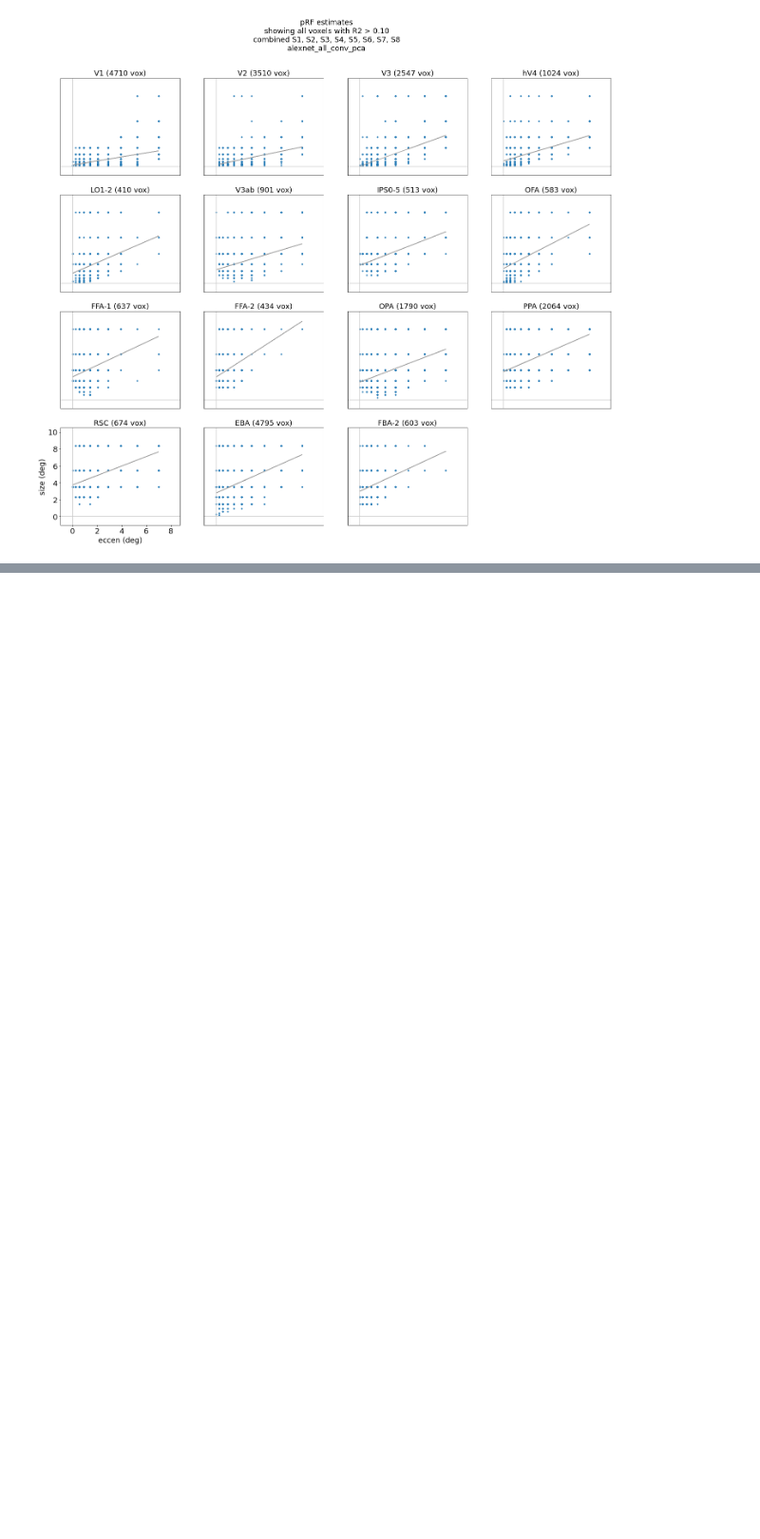
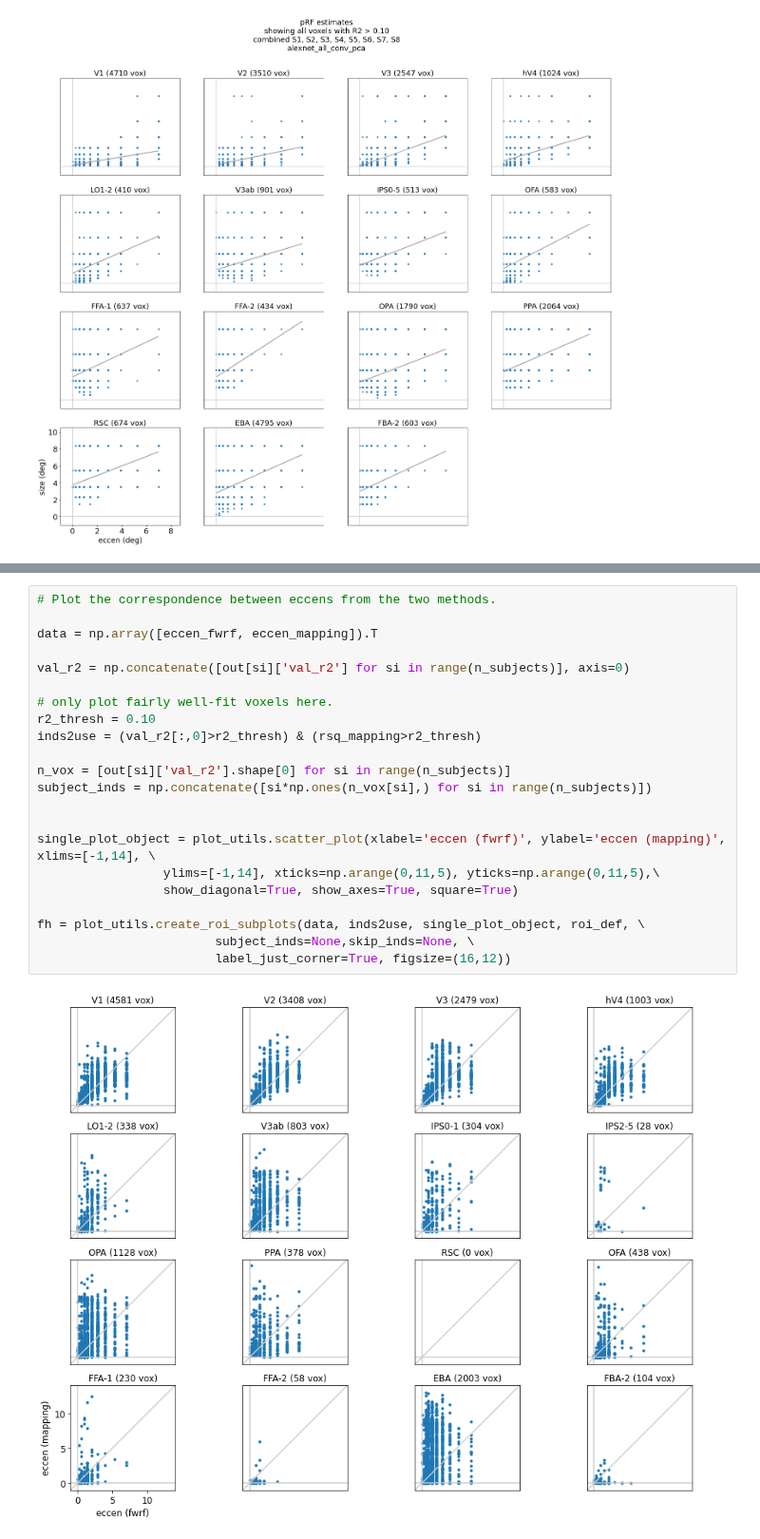
Before and after one commit to mmhenderson/modfit, a Jupyter notebook: notebooks/plot_encoding_model_fits/plot_prf_params.ipynb, the cells around one changed output, grey strips where cells are left out. Shown at 95% size. Drawn from its saved outputs; the diff is of its cells as text; blank space fills up the shorter version.

```diff
--- a/notebooks/plot_encoding_model_fits/plot_prf_params.ipynb
+++ b/notebooks/plot_encoding_model_fits/plot_prf_params.ipynb
@@ -43,0 +175,24 @@ plot_prf_params.plot_size_vs_eccen(fitting_type, out, roi_def=roi_def, skip_inds
+# %%
+# Plot the correspondence between eccens from the two methods.
+
+data = np.array([eccen_fwrf, eccen_mapping]).T
+
+val_r2 = np.concatenate([out[si]['val_r2'] for si in range(n_subjects)], axis=0)
+
+# only plot fairly well-fit voxels here.
+r2_thresh = 0.10
+inds2use = (val_r2[:,0]>r2_thresh) & (rsq_mapping>r2_thresh)
+
+n_vox = [out[si]['val_r2'].shape[0] for si in range(n_subjects)]
+subject_inds = np.concatenate([si*np.ones(n_vox[si],) for si in range(n_subjects)])
+
+
+single_plot_object = plot_utils.scatter_plot(xlabel='eccen (fwrf)', ylabel='eccen (mapping)', xlims=[-1,14], \
+                 ylims=[-1,14], xticks=np.arange(0,11,5), yticks=np.arange(0,11,5),\
+                 show_diagonal=True, show_axes=True, square=True)
+
+fh = plot_utils.create_roi_subplots(data, inds2use, single_plot_object, roi_def, \
+                        subject_inds=None,skip_inds=None, \
+                        label_just_corner=True, figsize=(16,12))
+# %% [output]
+[figure, added]
```
Also changed, not shown: parts of 10 cells of this notebook, 12 other files.
